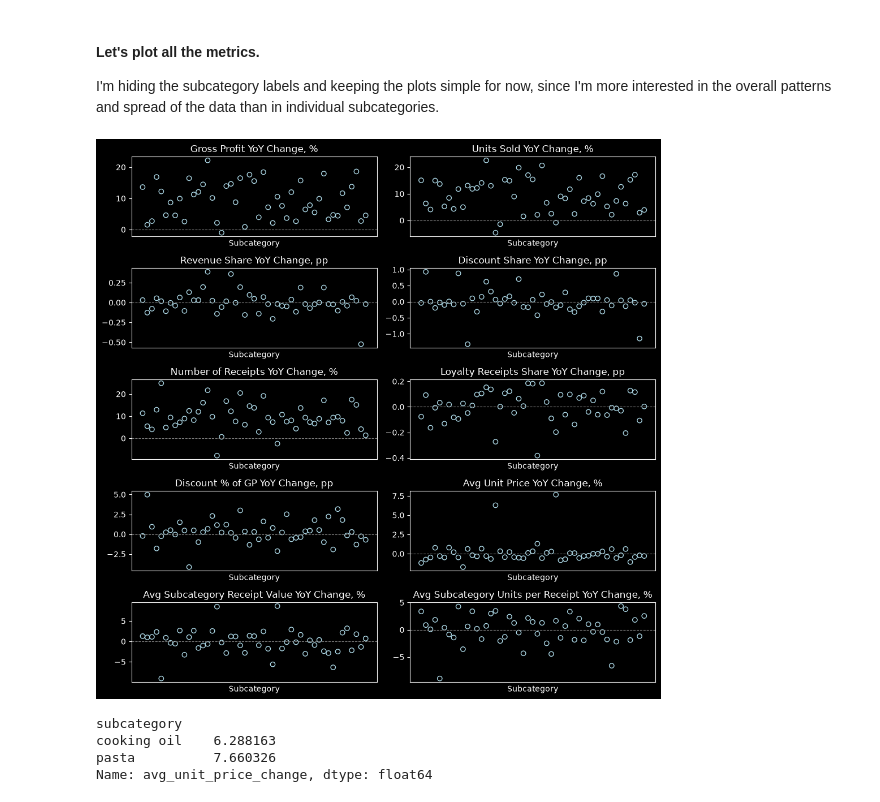
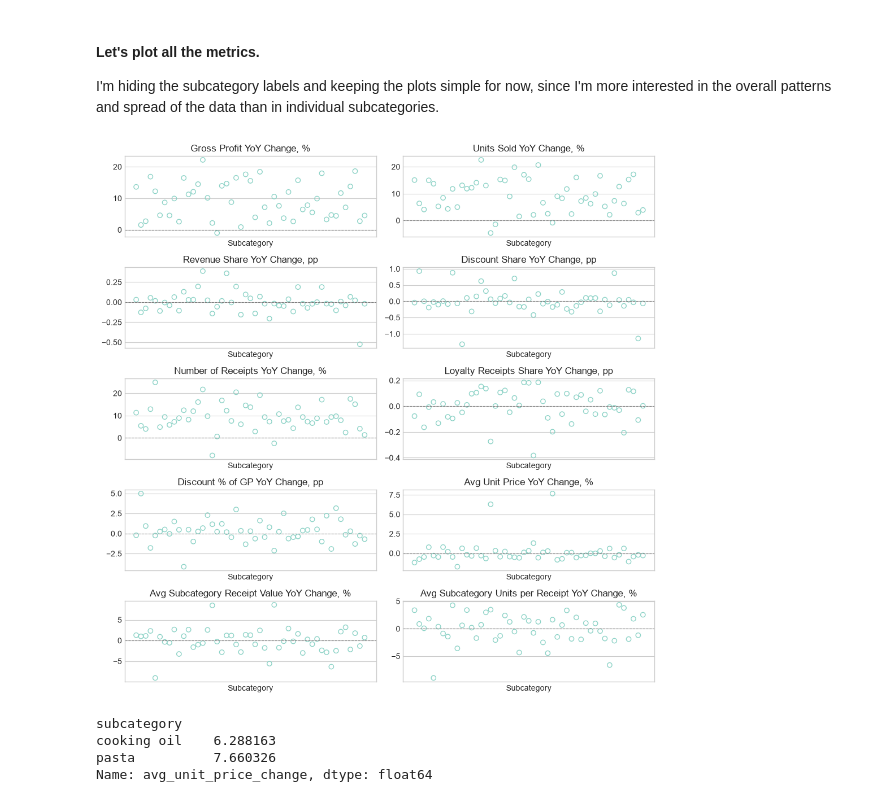
Before and after one commit to TAbramovskaya/dear-neighbour, a Jupyter notebook: python/sales_drivers.ipynb, the cells around one changed output. Drawn from its saved outputs; the diff is of its cells as text; code cells hidden in the pictures.

```diff
--- a/python/sales_drivers.ipynb
+++ b/python/sales_drivers.ipynb
@@ -10,6 +10,9 @@ The dataset contains 14 categories, 49 subcategories, and just 100 distinct prod
 import pandas as pd
 import numpy as np
 import matplotlib.pyplot as plt
+
+plt.style.use('seaborn-v0_8-whitegrid')
+plt_colors = plt.rcParams['axes.prop_cycle'].by_key()['color']
 # %%
 input_file = "../data/dear_neighbour.xlsx"
 
@@ -133,35 +136,35 @@ fig, axes = plt.subplots(5, 2, figsize=(10, 10))
 metrics = [
     ('gross_profit_change', 'Gross Profit YoY Change, %', 'Change, %'),
     ('units_sold_change', 'Units Sold YoY Change, %', 'Change, %'),
     ('revenue_share_change', 'Revenue Share YoY Change, pp', 'Change, pp'),
     ('discount_share_change', 'Discount Share YoY Change, pp', 'Change, pp'),
     ('receipts_change', 'Number of Receipts YoY Change, %', 'Change, %'),
     ('loyalty_receipts_share_change', 'Loyalty Receipts Share YoY Change, pp', 'Change, pp'),
     ('discount_percent_of_profit_change', 'Discount % of GP YoY Change, pp', 'Change, pp'),
     ('avg_unit_price_change', 'Avg Unit Price YoY Change, %', 'Change, %'),
     ('avg_subcategory_receipt_value_change', 'Avg Subcategory Receipt Value YoY Change, %', 'Change, %'),
     ('avg_subcategory_units_per_receipt_change', 'Avg Subcategory Units per Receipt YoY Change, %', 'Change, %'),
 ]
 
 for ax, (column, title, ylabel) in zip(axes.flat, metrics):
     ax.scatter(
         subcategories_yoy.index,
         subcategories_yoy[column],
         facecolors='none',
-        edgecolors='lightblue'
+        edgecolors=plt_colors[0],
     )
     ax.axhline(0, color='gray', linewidth=0.8, linestyle='--')
     ax.set_title(title)
     ax.set_xlabel('Subcategory')
     ax.set_xticks([])
 
 for ax in axes.flat[len(metrics):]:
     ax.set_visible(False)
 
 plt.tight_layout()
 plt.show()
 # %% [output]
-[figure, old version]
+[figure, new version]
 # %%
 subcategories_yoy[subcategories_yoy['avg_unit_price_change'] > 2.5]['avg_unit_price_change']
 # %% [output]
```
Also changed, not shown: parts of 1 cell of this notebook, 3 other files.
